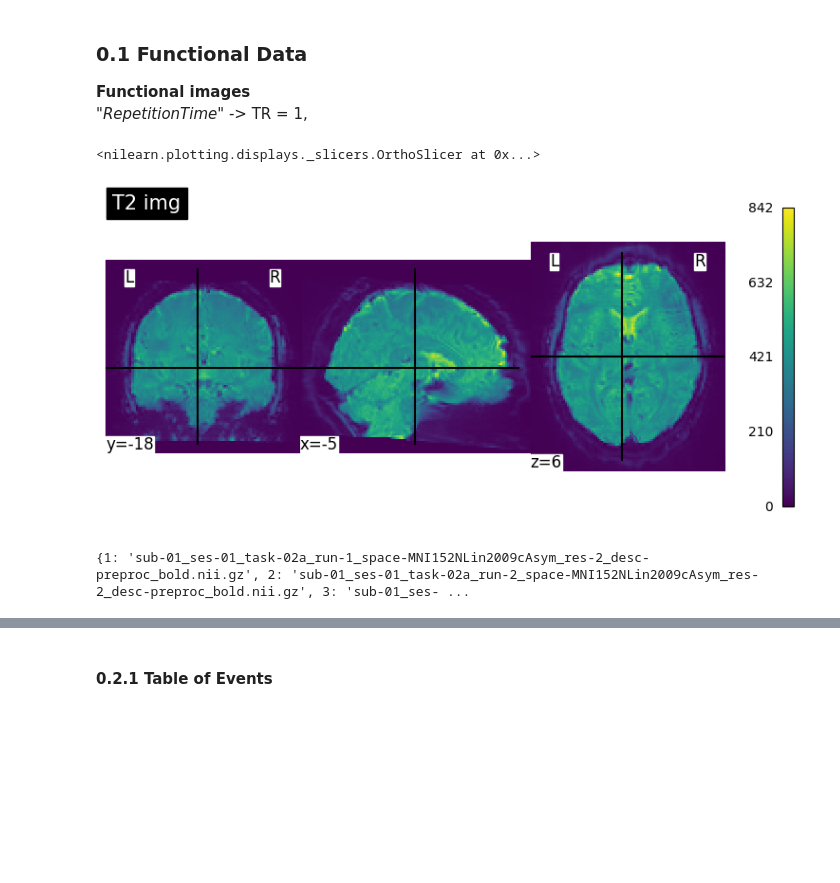
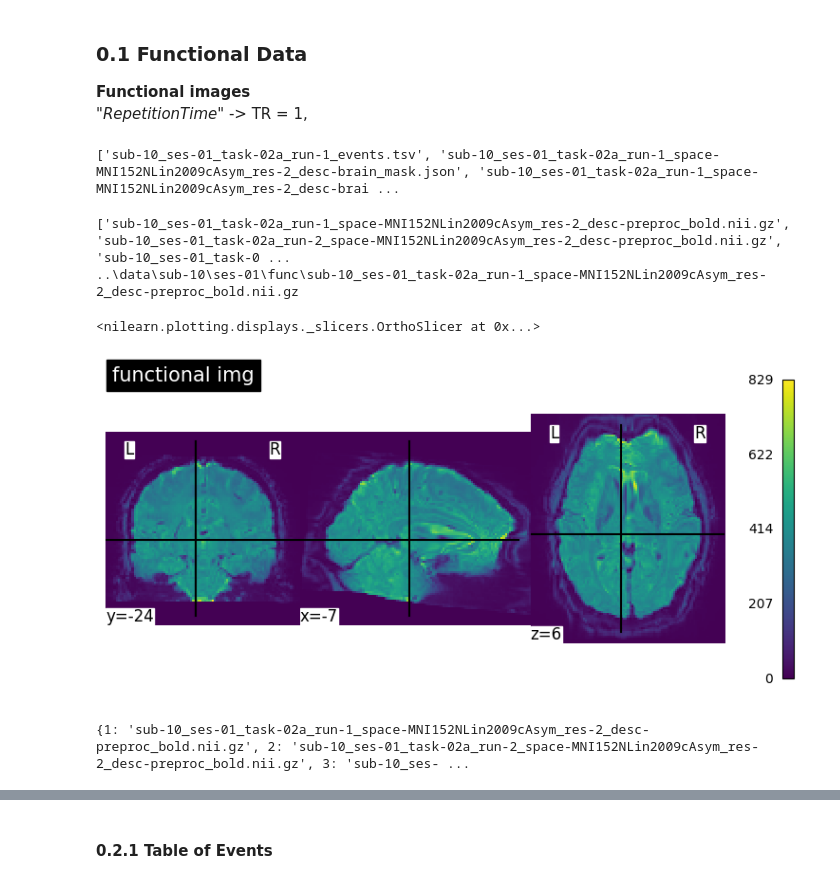
Before and after one commit to GalhardoCorreia/MusicBrainNetwork, a Jupyter notebook: scripts_seb/0.[decoding]feature-extraction_seb.ipynb, the cells around one changed output, grey strips where cells are left out. Cells and saved outputs as stored; diff of their text form; code cells hidden in the pictures; blank space fills up the shorter version.

Commit message:
Updating the the decoding and functional connectivity scripts
Still not final, needs a little bit of cleaning.

```diff
--- a/scripts_seb/0.[decoding]feature-extraction_seb.ipynb
+++ b/scripts_seb/0.[decoding]feature-extraction_seb.ipynb
@@ -25,8 +25,8 @@ from nilearn import image
 from nilearn.plotting import plot_anat, plot_img, plot_stat_map
 # %%
 # Set the path to the data directory
-src_dir = "../data"
-part_id = 'sub-02'
+src_dir = "..\data"
+part_id = 'sub-10'
 ses_id = 'ses-01'
 print(os.getcwd())
 # %% [output]
@@ -74,25 +72,44 @@ func_runs.sort()
+# %%
+funcdir_path = os.path.join(src_dir, part_id, ses_id, 'func')
+
+func_runs = os.listdir(funcdir_path)
+
+file_paths_func = [f for f in func_runs if f.endswith('bold.nii.gz')]
+
+file_paths_func.sort()
+# %%
+print(func_runs)
+# %% [output]
+['sub-10_ses-01_task-02a_run-1_events.tsv', 'sub-10_ses-01_task-02a_run-1_space-MNI152NLin2009cAsym_res-2_desc-brain_mask.json', 'sub-10_ses-01_task-02a_run-1_space-MNI152NLin2009cAsym_res-2_desc-brai ...
+# %%
+print(file_paths_func)
+
+print((os.path.join(funcdir_path, file_paths_func[0])))
+# %% [output]
+['sub-10_ses-01_task-02a_run-1_space-MNI152NLin2009cAsym_res-2_desc-preproc_bold.nii.gz', 'sub-10_ses-01_task-02a_run-2_space-MNI152NLin2009cAsym_res-2_desc-preproc_bold.nii.gz', 'sub-10_ses-01_task-0 ...
+..\data\sub-10\ses-01\func\sub-10_ses-01_task-02a_run-1_space-MNI152NLin2009cAsym_res-2_desc-preproc_bold.nii.gz
 # %%
-func_image = image.load_img(os.path.join(Directory_func, func_runs[0]))
+func_image = image.load_img(os.path.join(funcdir_path, file_paths_func[0]))
 
 
 mean_func_img = mean_img(func_image)
 
-plot_img(mean_func_img, title="T2 img", colorbar=True, cbar_tick_format="%i")
+plot_img(mean_func_img, title="functional img", colorbar=True, cbar_tick_format="%i")
 # %% [output]
 <nilearn.plotting.displays._slicers.OrthoSlicer at 0x...>
-[figure, old version]
+[figure, new version]
 # %%
 # Concatenate the functional images
 # fmri_img = concat_imgs(file_paths_func)
 
 subject01_runs = {}
-for i, file in enumerate(func_runs, start=1):
+for i, file in enumerate(file_paths_func, start=1):
 
     subject01_runs[i] = file
 
 print(subject01_runs)
 # %% [output]
-{1: 'sub-01_ses-01_task-02a_run-1_space-MNI152NLin2009cAsym_res-2_desc-preproc_bold.nii.gz', 2: 'sub-01_ses-01_task-02a_run-2_space-MNI152NLin2009cAsym_res-2_desc-preproc_bold.nii.gz', 3: 'sub-01_ses- ...
+{1: 'sub-10_ses-01_task-02a_run-1_space-MNI152NLin2009cAsym_res-2_desc-preproc_bold.nii.gz', 2: 'sub-10_ses-01_task-02a_run-2_space-MNI152NLin2009cAsym_res-2_desc-preproc_bold.nii.gz', 3: 'sub-10_ses- ...
 # %%
 mean_fmri_imgs = {}
 
```
Also changed, not shown: parts of 17 cells of this notebook, 5 other files.
